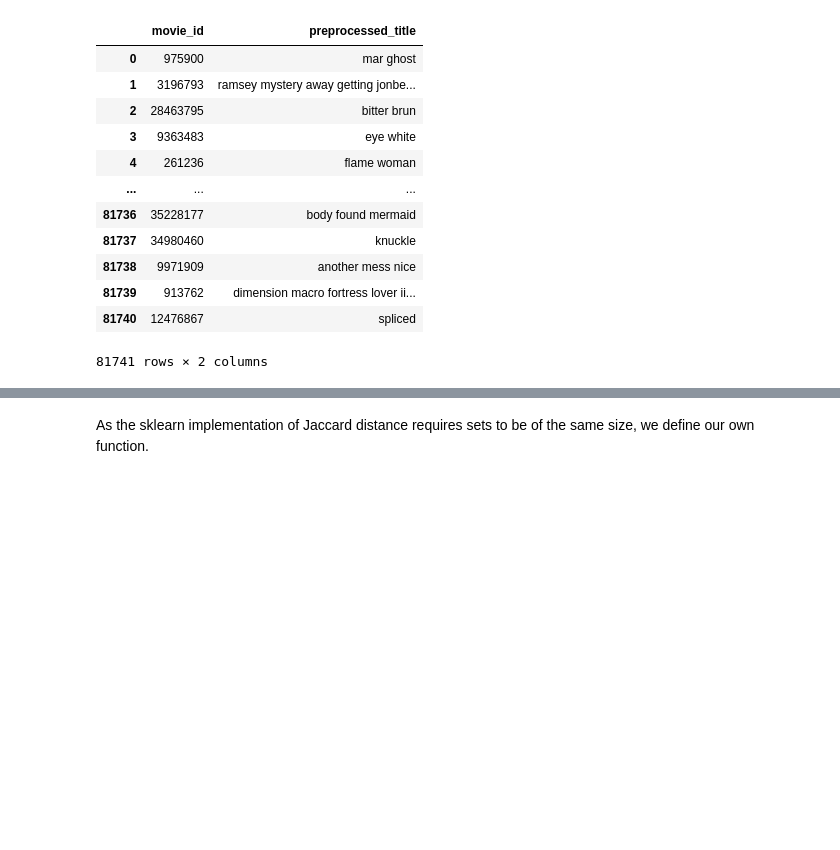
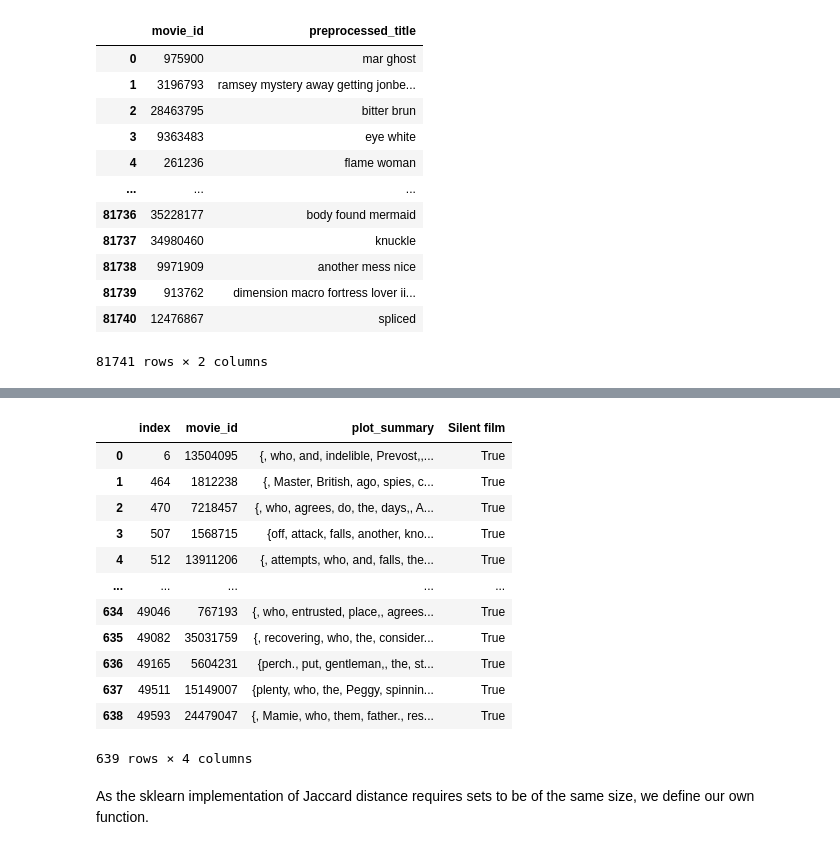
Before and after one commit to epfl-ada/ada-2022-project-adlucere2022, a Jupyter notebook: jaccard_clustering.ipynb, the cells around one changed output, grey strips where cells are left out. Saved outputs shown, nothing was run; the diff lists cells and outputs as text; code cells hidden in the pictures; blank space fills up the shorter version.

Commit message:
Experimentation with plot summary clustering

```diff
--- a/jaccard_clustering.ipynb
+++ b/jaccard_clustering.ipynb
@@ -47,9 +83,28 @@ title_data
 # %%
 # transform data into word lists for clustering
 
-cluster_data = pd.merge(imdb_data, title_data, left_on='movie_id', right_on='movie_id')[['movie_id', 'preprocessed_title']].dropna()
-cluster_data['preprocessed_title'] = cluster_data['preprocessed_title'].apply(lambda s: set(s.split(' ')))
-cluster_data = cluster_data.head(200) # work on smaller subset for speed
+#cluster_data = pd.merge(imdb_data, title_data, left_on='movie_id', right_on='movie_id')[['movie_id', 'preprocessed_title','Documentary']].dropna()
+#cluster_data = plot_data.copy()
+cluster_data = pd.merge(imdb_data, title_data, left_on='movie_id', right_on='movie_id')[['movie_id', 'plot_summary','Silent film']].dropna()
+cluster_data = cluster_data[cluster_data['Silent film']]
+cluster_data['plot_summary'] = cluster_data['plot_summary'].apply(lambda s: set(s.split(' ')))
+cluster_data = cluster_data.reset_index()
+#cluster_data = cluster_data.head(2000) # work on smaller subset for speed
+cluster_data
+# %% [output]
+|  | index | movie_id | plot_summary | Silent film |
+| 0 | 6 | 13504095 | {, who, and, indelible, Prevost,,... | True |
+| 1 | 464 | 1812238 | {, Master, British, ago, spies, c... | True |
+| 2 | 470 | 7218457 | {, who, agrees, do, the, days,, A... | True |
+| 3 | 507 | 1568715 | {off, attack, falls, another, kno... | True |
+| 4 | 512 | 13911206 | {, attempts, who, and, falls, the... | True |
+| ... | ... | ... | ... | ... |
+| 634 | 49046 | 767193 | {, who, entrusted, place,, agrees... | True |
+| 635 | 49082 | 35031759 | {, recovering, who, the, consider... | True |
+| 636 | 49165 | 5604231 | {perch., put, gentleman,, the, st... | True |
+| 637 | 49511 | 15149007 | {plenty, who, the, Peggy, spinnin... | True |
+| 638 | 49593 | 24479047 | {, Mamie, who, them, father., res... | True |
+639 rows × 4 columns
 # %% [markdown]
 As the sklearn implementation of Jaccard distance requires sets to be of the same size, we define our own function.
 # %%
```
Also changed, not shown: parts of 11 cells of this notebook.
